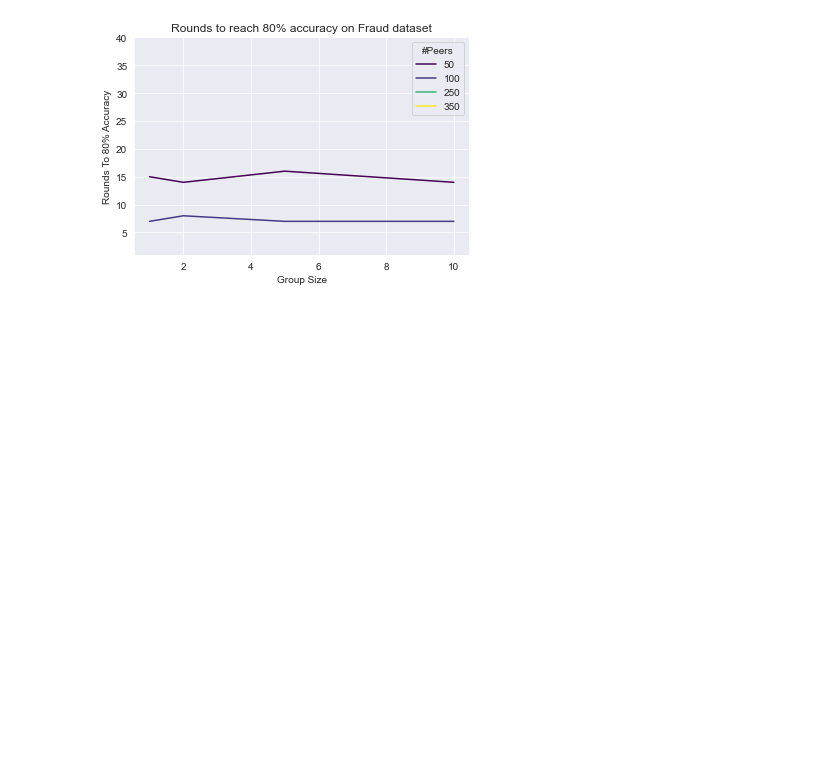
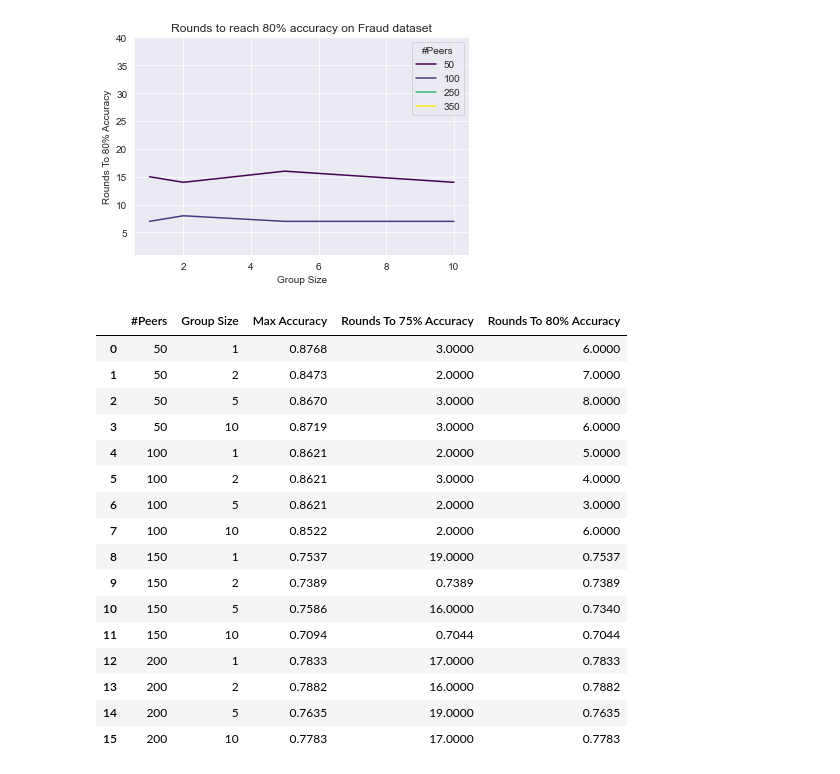
Before and after one commit to AdwaitB/AIC-Project, a Jupyter notebook: plotter.ipynb, the cells around one changed output. Cells and saved outputs as stored; diff of their text form; code cells hidden in the pictures; blank space fills up the shorter version.

```diff
--- a/plotter.ipynb
+++ b/plotter.ipynb
@@ -173,3 +179,24 @@ plt.title("Rounds to reach 80% accuracy on Fraud dataset")
 # %% [output]
 Text(0.5, 1.0, 'Rounds to reach 80% accuracy on Fraud dataset')
 [figure]
+# %%
+df_fraud2 = get_metrics(dict_fraud2, [0.75, 0.8])
+df_fraud2
+# %% [output]
+|  | #Peers | Group Size | Max Accuracy | Rounds To 75% Accuracy | Rounds To 80% Accuracy |
+| 0 | 50 | 1 | 0.8768 | 3.0000 | 6.0000 |
+| 1 | 50 | 2 | 0.8473 | 2.0000 | 7.0000 |
+| 2 | 50 | 5 | 0.8670 | 3.0000 | 8.0000 |
+| 3 | 50 | 10 | 0.8719 | 3.0000 | 6.0000 |
+| 4 | 100 | 1 | 0.8621 | 2.0000 | 5.0000 |
+| 5 | 100 | 2 | 0.8621 | 3.0000 | 4.0000 |
+| 6 | 100 | 5 | 0.8621 | 2.0000 | 3.0000 |
+| 7 | 100 | 10 | 0.8522 | 2.0000 | 6.0000 |
+| 8 | 150 | 1 | 0.7537 | 19.0000 | 0.7537 |
+| 9 | 150 | 2 | 0.7389 | 0.7389 | 0.7389 |
+| 10 | 150 | 5 | 0.7586 | 16.0000 | 0.7340 |
+| 11 | 150 | 10 | 0.7094 | 0.7044 | 0.7044 |
+| 12 | 200 | 1 | 0.7833 | 17.0000 | 0.7833 |
+| 13 | 200 | 2 | 0.7882 | 16.0000 | 0.7882 |
+| 14 | 200 | 5 | 0.7635 | 19.0000 | 0.7635 |
+| 15 | 200 | 10 | 0.7783 | 17.0000 | 0.7783 |
```
Also changed, not shown: parts of 4 cells of this notebook, 4 other files.
